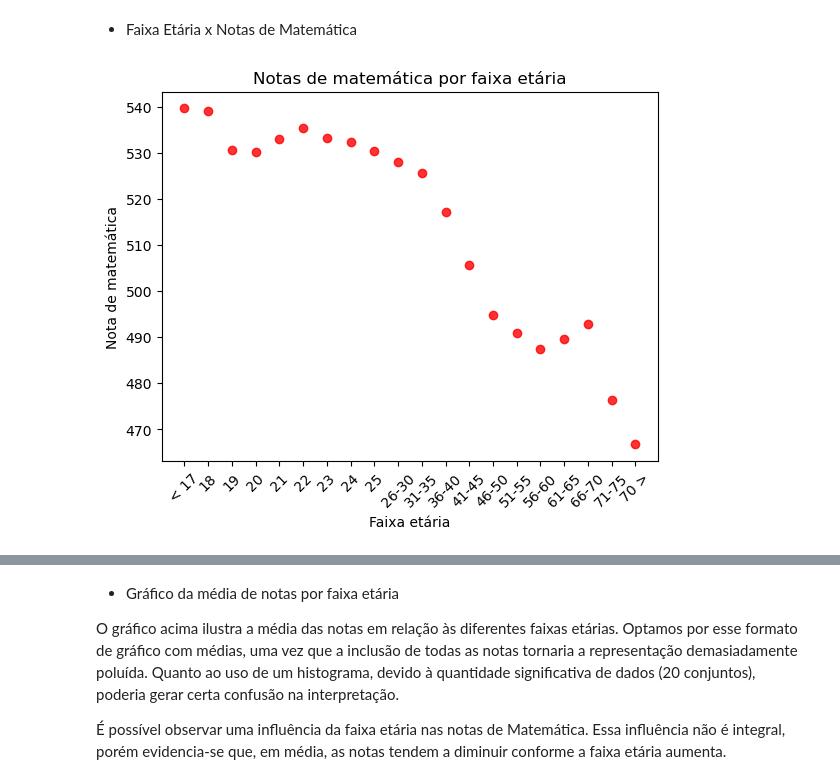
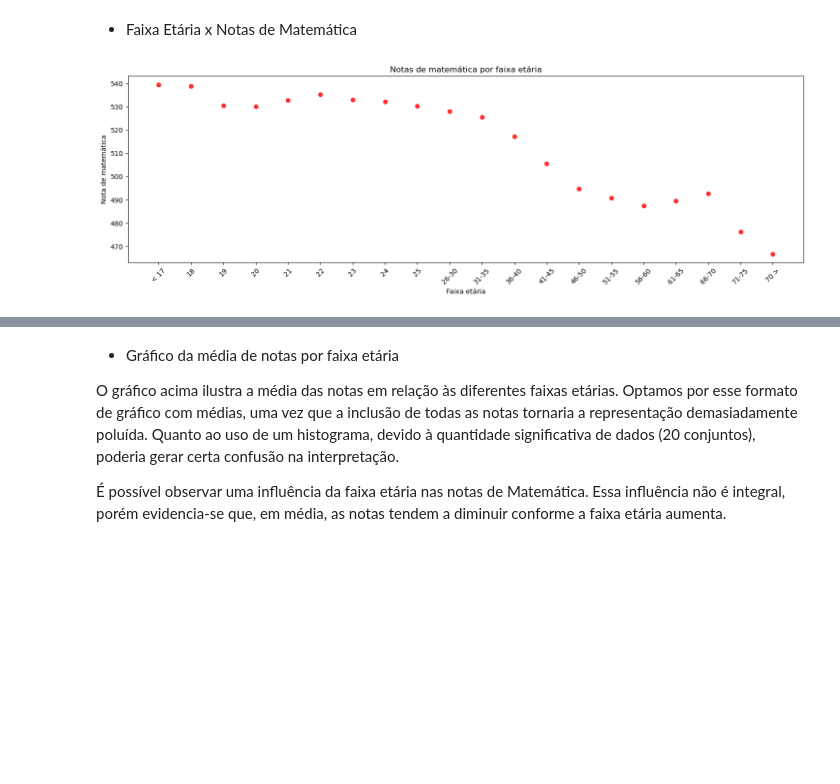
Before and after one commit to MateusMarinheiro18/Projeto-2-Ciencia-dos-Dados, a Jupyter notebook: principal.ipynb, the cells around one changed output, grey strips where cells are left out. Drawn from its saved outputs; the diff is of its cells as text; code cells hidden in the pictures; blank space fills up the shorter version.

```diff
--- a/principal.ipynb
+++ b/principal.ipynb
@@ -137,6 +137,24 @@ dados.head(5)
 # Mudando o nome das variáveis da coluna TP_FAIXA_ETARIA
 
 novas_categorias = {1 : '< 17', 2 : '17', 2 : '18', 3 : '19', 4 : '20', 5 : '21', 6 : '22', 7 : '23', 8 : '24', 9 : '25', 10 : '26-30', 11 : '31-35', 12 : '36-40', 13 : '41-45', 14 : '46-50', 15 : '51-55', 16 : '56-60', 17 : '61-65', 18 : '66-70', 19 : '71-75', 20 : '70 >'}
+dados['TP_FAIXA_ETARIA'] = dados['TP_FAIXA_ETARIA'].astype('category').cat.rename_categories(novas_categorias)
 
-dados['TP_FAIXA_ETARIA'] = dados['TP_FAIXA_ETARIA'].astype('category').cat.rename_categories(novas_categorias)
-dados.head(5)
+# Muda o nome das variáveis da coluna TP_COR_RACA]
+
+novas_categorias = {0 : 'Não declarado', 1 : 'Branca', 2 : 'Preta', 3 : 'Parda', 4 : 'Amarela', 5 : 'Indígena', 6 : 'Não dispõe da informação'}
+dados['TP_COR_RACA'] = dados['TP_COR_RACA'].astype('category').cat.rename_categories(novas_categorias)
+
+# Muda o nome das variáveis da coluna TP_ESCOLA
+
+novas_categorias = {1 : 'Não respondeu', 2 : 'Pública', 3 : 'Privada'}
+dados['TP_ESCOLA'] = dados['TP_ESCOLA'].astype('category').cat.rename_categories(novas_categorias)
+
+# Muda o nome das variáveis da coluna IN_TREINEIRO
+
+novas_categorias = {1 : 'Sim', 2 : 'Não'}
+dados['IN_TREINEIRO'] = dados['IN_TREINEIRO'].astype('category').cat.rename_categories(novas_categorias)
+
+# Muda o nome das variáveis da coluna TP_SEXO
+
+novas_categorias = {'M' : 'Masculino', 'F' : 'Feminino'}
+dados['TP_SEXO'] = dados['TP_SEXO'].astype('category').cat.rename_categories(novas_categorias)
@@ -154,24 +165,25 @@ dados.head(5)
 # %%
 import numpy as np
 import matplotlib.pyplot as plt
 
 # Supondo que 'dados' seja o DataFrame que contém suas notas e faixas etárias
 
 # Médias das notas de matemática por faixa etária
 y = dados.groupby(['TP_FAIXA_ETARIA']).NU_NOTA_MT.mean()
 
 # Criando um array com os índices para o eixo x
 x = np.arange(len(y))
 
 # Gráfico de dispersão das notas de matemática por faixa etária
+fig = plt.figure(figsize=(18, 5))
 plt.scatter(x, y, c='red', alpha=0.8)
 
 # Configurando os ticks do eixo x
 plt.xticks(x, labels=y.index, rotation=45)
 
 plt.title('Notas de matemática por faixa etária')
 plt.xlabel('Faixa etária')
 plt.ylabel('Nota de matemática')
 plt.show()
 # %% [output]
-[figure, old version]
+[figure, new version]
```
Also changed, not shown: parts of 10 cells of this notebook.
